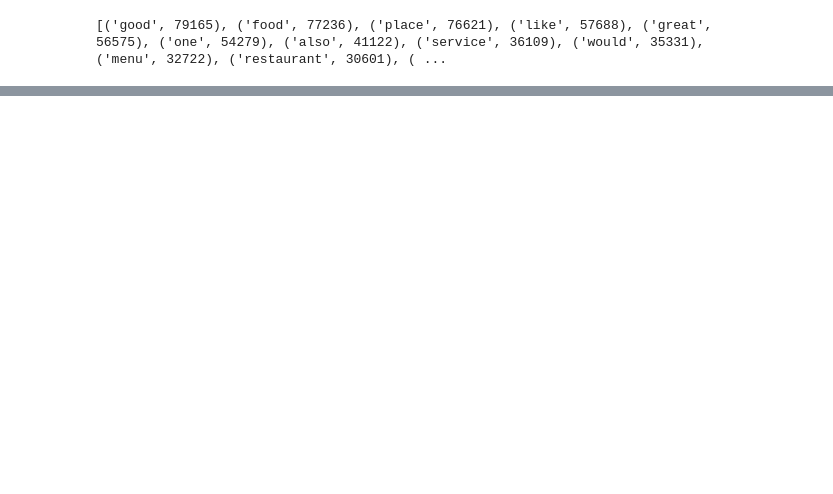
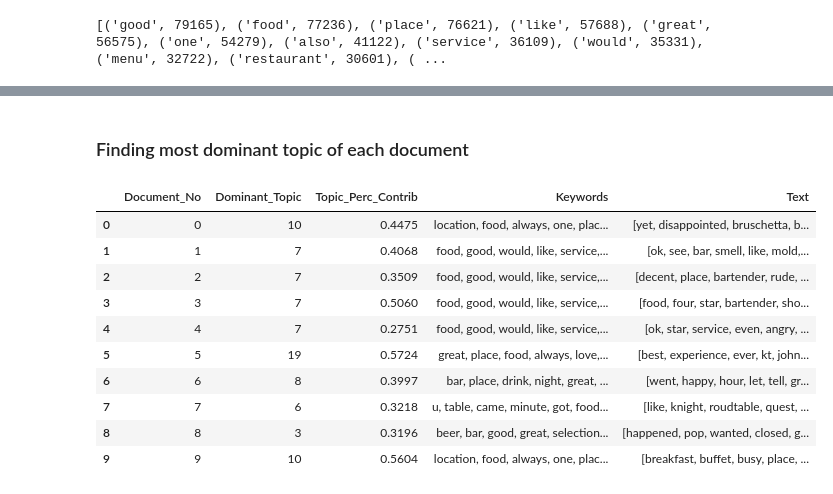
Before and after one commit to gadddy/Text-Mining-Learning-Applications, a Jupyter notebook: topic-modelling/yelp_lda.ipynb, the cells around one changed output, grey strips where cells are left out. Drawn from its saved outputs; the diff is of its cells as text; code cells hidden in the pictures; blank space fills up the shorter version.

```diff
--- a/topic-modelling/yelp_lda.ipynb
+++ b/topic-modelling/yelp_lda.ipynb
@@ -32,6 +33,6 @@ lda = gensim.models.ldamodel.LdaModel(corpus=vecs, id2word=dictionary, num_topic
 # %%
 topics = lda.show_topics(10, 5)
 
-for i in range(0, 10):
+for i in range(0, 5):
     print(topics[i])
 # %% [output]
@@ -43,0 +173,6 @@ IndexError: list index out of range
+# %%
+lda_4 = gensim.models.ldamodel.LdaModel(corpus=vecs, id2word=dictionary, num_topics=4)
+topics_4 = lda_4.show_topics(4, 5)
+
+for i in range(0, 4):
+    print(topics_4[i])
@@ -43,0 +189,6 @@ IndexError: list index out of range
+# %%
+lda_9 = gensim.models.ldamodel.LdaModel(corpus=vecs, id2word=dictionary, num_topics=9)
+topics_9 = lda_9.show_topics(9, 5)
+
+for i in range(0, 9):
+    print(topics_9[i])
@@ -43,0 +210,6 @@ IndexError: list index out of range
+# %%
+lda_10 = gensim.models.ldamodel.LdaModel(corpus=vecs, id2word=dictionary, num_topics=10)
+topics_10 = lda_10.show_topics(10, 5)
+
+for i in range(0, 10):
+    print(topics_10[i])
@@ -43,0 +302,41 @@ IndexError: list index out of range
+# %% [markdown]
+### Finding most dominant topic of each document
+# %%
+import numpy as np
+import pandas as pd
+
+def format_topics_sentences(ldamodel, corpus, data):
+    sent_topics_df = pd.DataFrame()
+
+    for i, row in tqdm(enumerate(ldamodel[corpus])):
+        row = sorted(row, key=lambda x: (x[1]), reverse=True)
+        for j, (topic_num, prop_topic) in enumerate(row):
+            if j == 0:  # => dominant topic
+                wp = ldamodel.show_topic(topic_num)
+                topic_keywords = ", ".join([word for word, prop in wp])
+                sent_topics_df = pd.concat([sent_topics_df, pd.DataFrame([[int(topic_num), round(prop_topic,4), topic_keywords]], columns=['Dominant_Topic', 'Perc_Contribution', 'Topic_Keywords'])], ignore_index=True)
+            else:
+                break
+
+    contents = pd.Series(data)
+    sent_topics_df = pd.concat([sent_topics_df, contents], axis=1)
+    return(sent_topics_df)
+
+df_topic_sents_keywords = format_topics_sentences(ldamodel=my_lda, corpus=vecs, data=docs)
+
+df_dominant_topic = df_topic_sents_keywords.reset_index()
+df_dominant_topic.columns = ['Document_No', 'Dominant_Topic', 'Topic_Perc_Contrib', 'Keywords', 'Text']
+
+df_dominant_topic.head(10)
+# %% [output]
+|  | Document_No | Dominant_Topic | Topic_Perc_Contrib | Keywords | Text |
+| 0 | 0 | 10 | 0.4475 | location, food, always, one, plac... | [yet, disappointed, bruschetta, b... |
+| 1 | 1 | 7 | 0.4068 | food, good, would, like, service,... | [ok, see, bar, smell, like, mold,... |
+| 2 | 2 | 7 | 0.3509 | food, good, would, like, service,... | [decent, place, bartender, rude, ... |
+| 3 | 3 | 7 | 0.5060 | food, good, would, like, service,... | [food, four, star, bartender, sho... |
+| 4 | 4 | 7 | 0.2751 | food, good, would, like, service,... | [ok, star, service, even, angry, ... |
+| 5 | 5 | 19 | 0.5724 | great, place, food, always, love,... | [best, experience, ever, kt, john... |
+| 6 | 6 | 8 | 0.3997 | bar, place, drink, night, great, ... | [went, happy, hour, let, tell, gr... |
+| 7 | 7 | 6 | 0.3218 | u, table, came, minute, got, food... | [like, knight, roudtable, quest, ... |
+| 8 | 8 | 3 | 0.3196 | beer, bar, good, great, selection... | [happened, pop, wanted, closed, g... |
+| 9 | 9 | 10 | 0.5604 | location, food, always, one, plac... | [breakfast, buffet, busy, place, ... |
```
Also changed, not shown: parts of 33 cells of this notebook.
